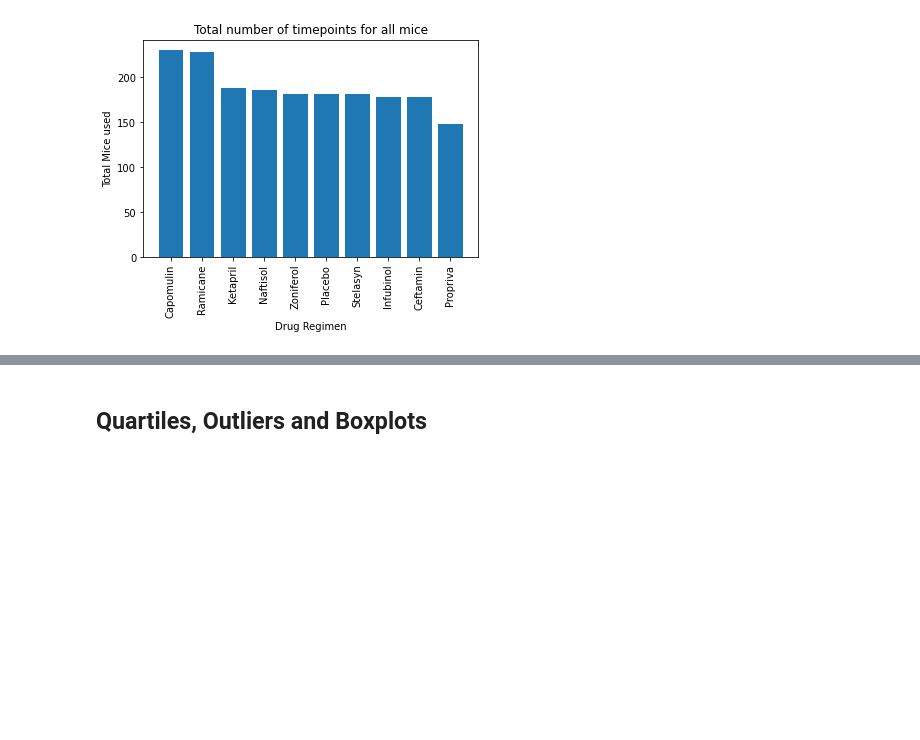
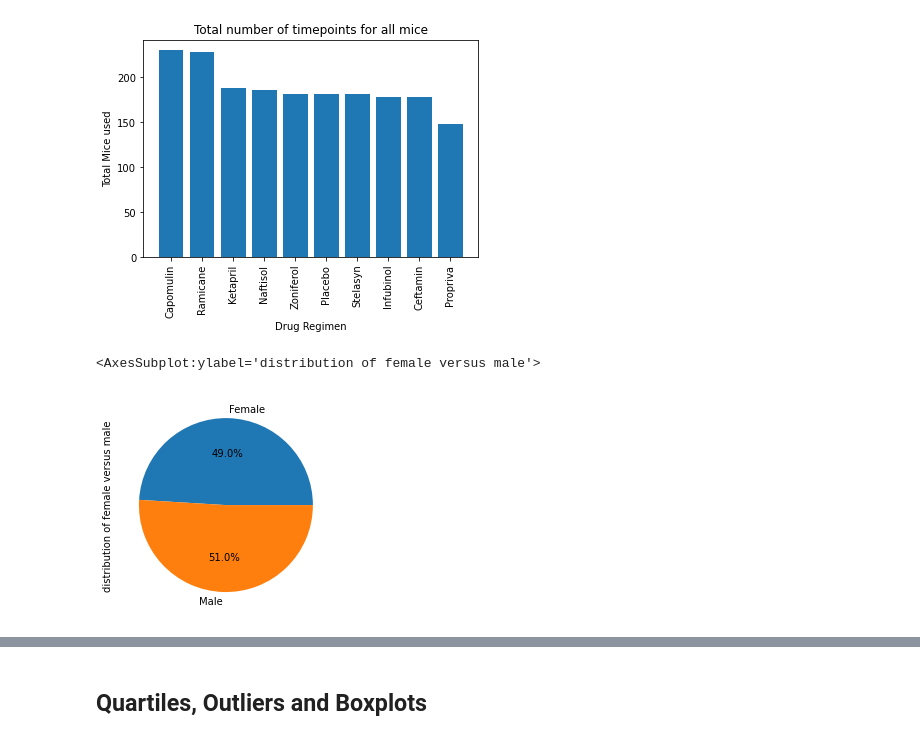
Before and after one commit to ranusuri/matplotlab-challenge, a Jupyter notebook: pymaceuticals_starter.ipynb, the cells around one changed output, grey strips where cells are left out. Cells and saved outputs as stored; diff of their text form; code cells hidden in the pictures; blank space fills up the shorter version.

Commit message:
completed pie charts

```diff
--- a/pymaceuticals_starter.ipynb
+++ b/pymaceuticals_starter.ipynb
@@ -171,5 +171,10 @@ plt.xticks(rotation=90)
 [figure]
 # %%
 # Generate a pie plot showing the distribution of female versus male mice using Pandas
+mice_grouped_gender = clean_dataset.groupby(["Sex"])['Drug Regimen'].count()
+mice_grouped_gender.plot(kind='pie',ylabel='Distribution of female versus male',autopct="%1.1f%%")
+# %% [output]
+<AxesSubplot:ylabel='distribution of female versus male'>
+[figure, added]
 # %%
 # Generate a pie plot showing the distribution of female versus male mice using pyplot
```
Also changed, not shown: parts of 1 cell of this notebook.
